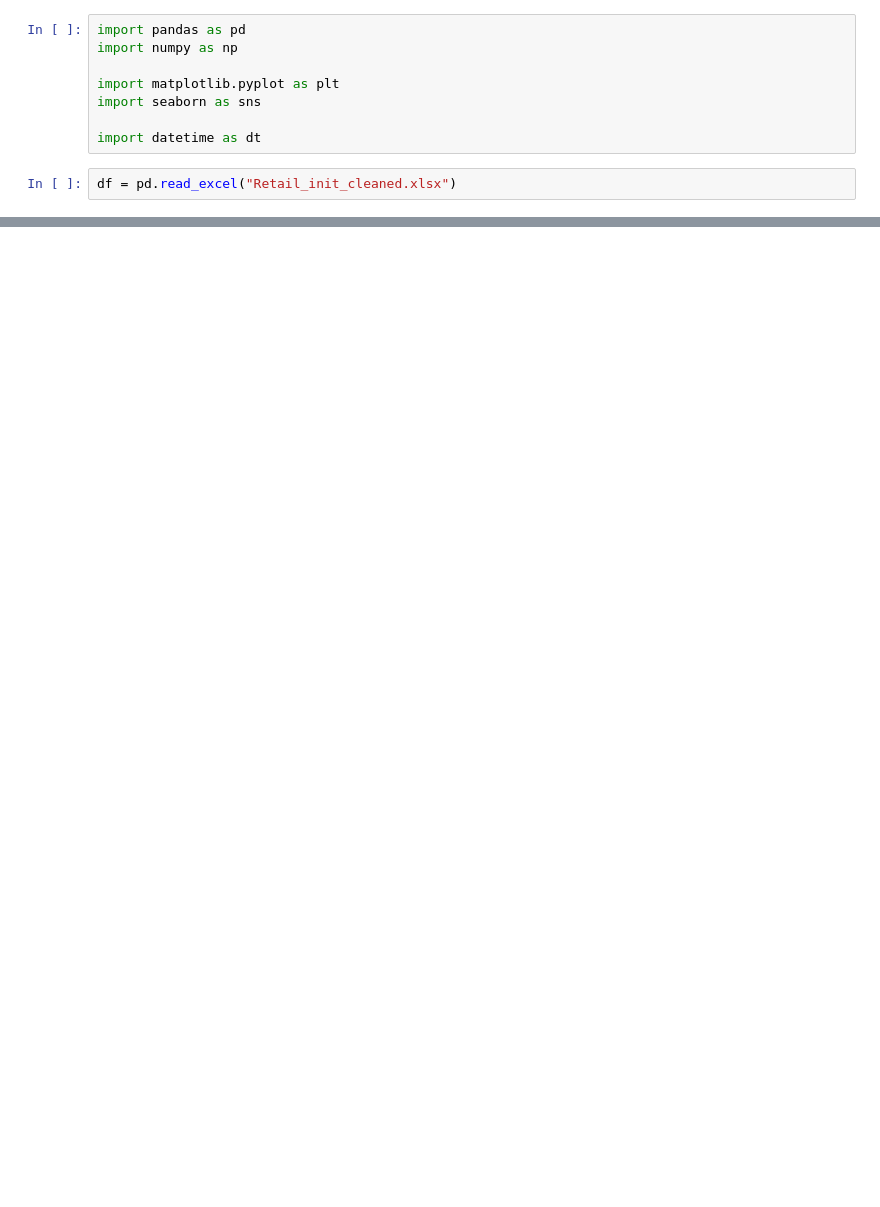
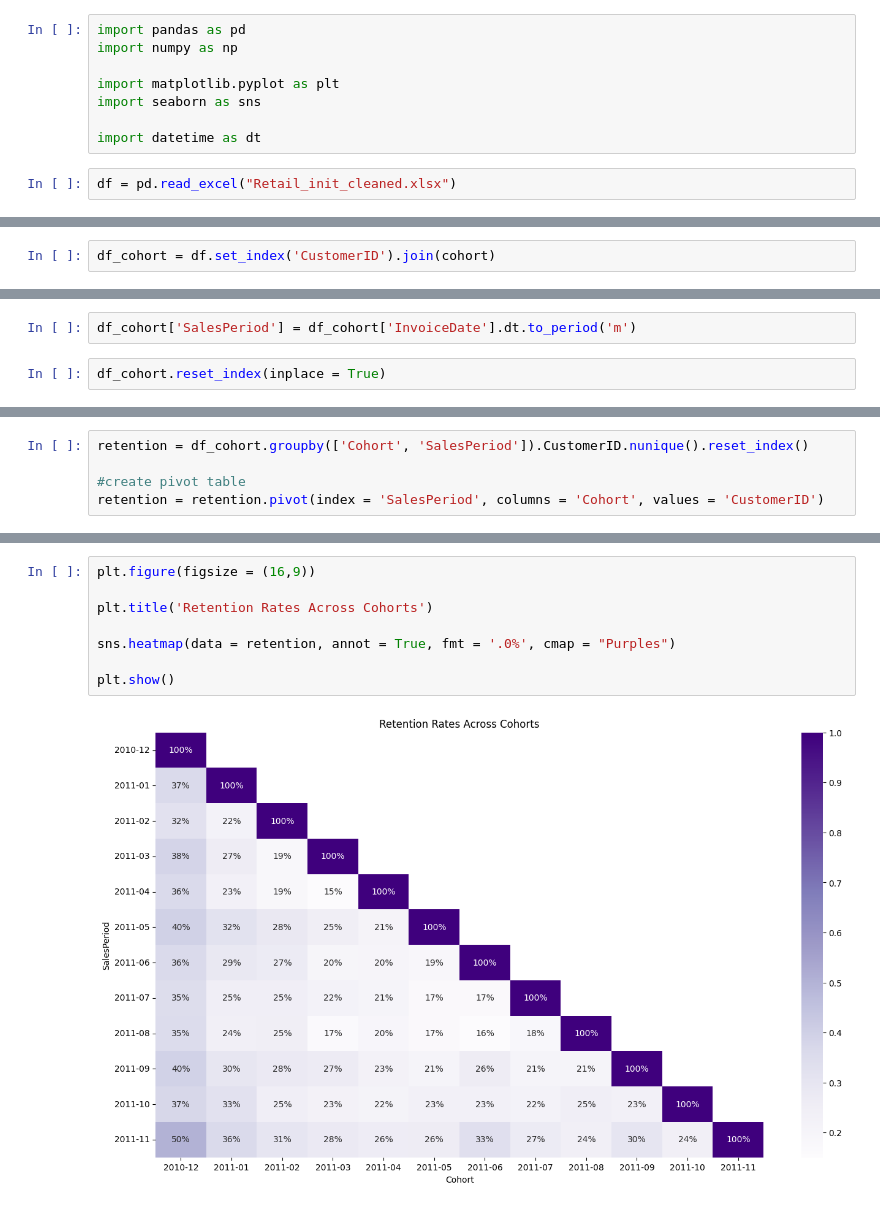
Before and after one commit to Phuong181003/Clustering, a Jupyter notebook: clustering.ipynb, the cells around one changed output, grey strips where cells are left out. Cells and saved outputs as stored; diff of their text form; blank space fills up the shorter version.

Commit message:
Cohort analysis

```diff
--- a/clustering.ipynb
+++ b/clustering.ipynb
@@ -39,0 +86,2 @@ Name: Month, Length: 397924, dtype: datetime64[ns]
+# %%
+df_cohort = df.set_index('CustomerID').join(cohort)
@@ -39,0 +98,4 @@ Name: Month, Length: 397924, dtype: datetime64[ns]
+# %%
+df_cohort['SalesPeriod'] = df_cohort['InvoiceDate'].dt.to_period('m')
+# %%
+df_cohort.reset_index(inplace = True)
@@ -39,0 +118,5 @@ Name: Month, Length: 397924, dtype: datetime64[ns]
+# %%
+retention = df_cohort.groupby(['Cohort', 'SalesPeriod']).CustomerID.nunique().reset_index()
+
+#create pivot table
+retention = retention.pivot(index = 'SalesPeriod', columns = 'Cohort', values = 'CustomerID')
@@ -39,0 +145,10 @@ Name: Month, Length: 397924, dtype: datetime64[ns]
+# %%
+plt.figure(figsize = (16,9))
+
+plt.title('Retention Rates Across Cohorts')
+
+sns.heatmap(data = retention, annot = True, fmt = '.0%', cmap = "Purples")
+
+plt.show()
+# %% [output]
+[figure, added]
```
Also changed, not shown: parts of 15 cells of this notebook, 1 other file.
